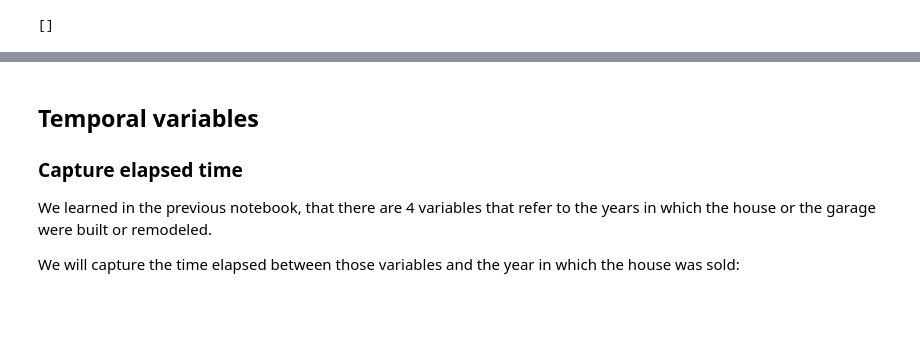
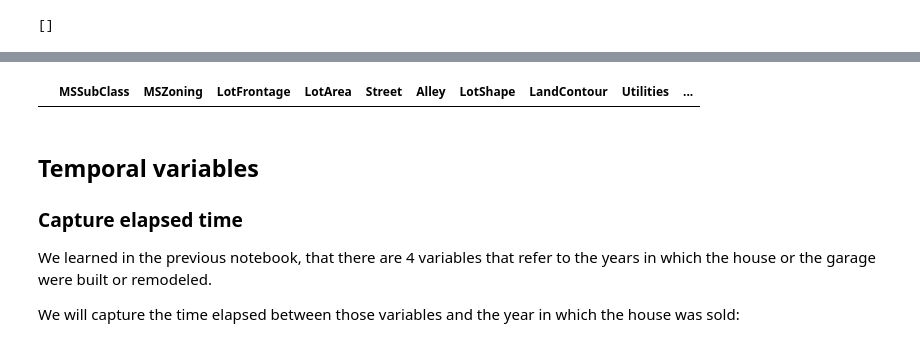
Before and after one commit to Bocadillo-ctr/MLops, a Jupyter notebook: semana3/develop/02-machine-learning-pipeline-feature-engineering.ipynb, the cells around one changed output, grey strips where cells are left out. Saved outputs shown, nothing was run; the diff lists cells and outputs as text; code cells hidden in the pictures; blank space fills up the shorter version.

```diff
--- a/semana3/develop/02-machine-learning-pipeline-feature-engineering.ipynb
+++ b/semana3/develop/02-machine-learning-pipeline-feature-engineering.ipynb
@@ -351,4 +351,11 @@ X_train[['LotFrontage_na', 'MasVnrArea_na', 'GarageYrBlt_na']].head()
 | 55 | 0 | 0 | 0 |
+# %%
+X_train_filtered = X_train[(X_train['LotFrontage_na'] == 1) |
+                           (X_train['MasVnrArea_na'] == 1) |
+                           (X_train['GarageYrBlt_na'] == 1)]
+X_train_filtered
+# %% [output]
+|  | MSSubClass | MSZoning | LotFrontage | LotArea | Street | Alley | LotShape | LandContour | Utilities | ... |
 # %% [markdown]
 ## Temporal variables
 
```
Also changed, not shown: parts of 10 cells of this notebook, 7 other files.
